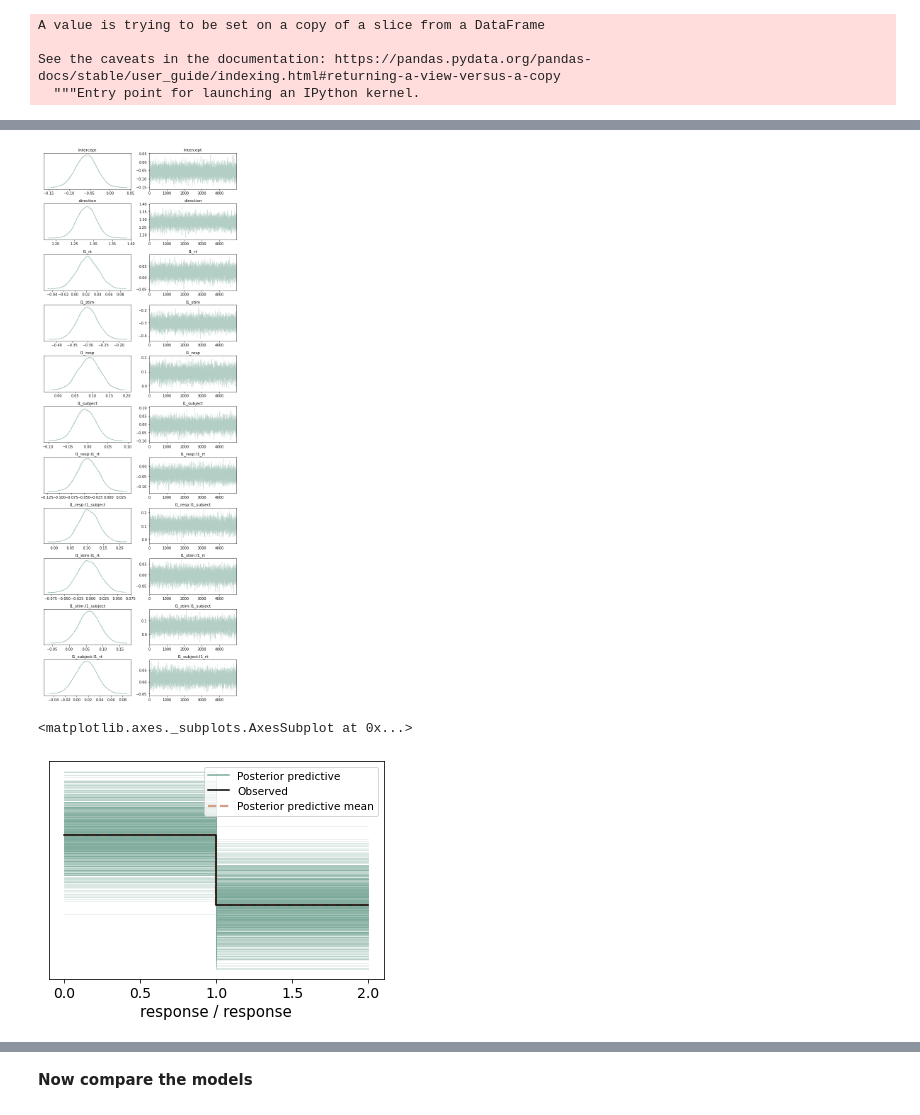
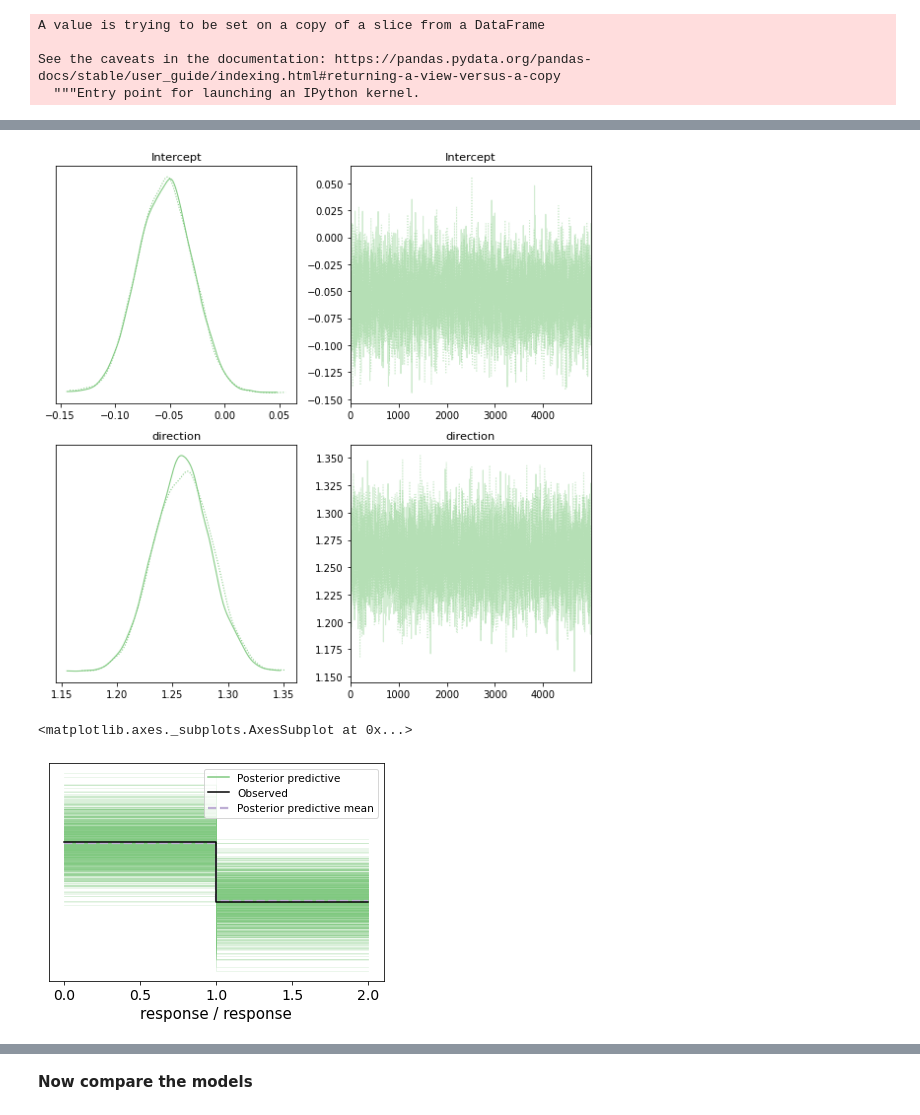
Before and after one commit to 104H/dyadicdecisionmaking, a Jupyter notebook: dataanalysis/analysis.ipynb, the cells around one changed output, grey strips where cells are left out. Drawn from its saved outputs; the diff is of its cells as text; code cells hidden in the pictures.

Commit message:
Testing of probability(repetition) and comparison of DDM models done

```diff
--- a/dataanalysis/analysis.ipynb
+++ b/dataanalysis/analysis.ipynb
@@ -525,13 +535,14 @@ plt.show()
 # %%
 fig,ax = plt.subplots(figsize=(12,6))
-d = trials_df[['subj_idx','rt','correct']]
-d.loc[d['correct']==0,'rt'] = d['rt'] * -1
+tmpdf = trials_df[['subj_idx','rt','correct']]
+tmpdf.loc[tmpdf['correct']==0,'rt'] = tmpdf['rt'] * -1
 
-sns.histplot(data=d,x='rt',hue='subj_idx',stat='frequency',bins=50,ax=ax,legend=False)
+sns.histplot(data=tmpdf,x='rt',hue='subj_idx',stat='frequency',bins=50,ax=ax,legend=False)
 ax.set_xlabel('RT',fontsize=12)
 ax.set_ylabel('frequency',fontsize=12)
 ax.set_title('RT distributions for correct and incorrect responses',fontsize=14)
 plt.show()
+del tmpdf
 # %% [output]
 A value is trying to be set on a copy of a slice from a DataFrame.
 Try using .loc[row_indexer,col_indexer] = value instead
@@ -694,3 +686,6 @@ Priors:
+# %%
+model1 = bambi.Model("response['right'] ~ direction", model_data, family='bernoulli')
+model1
 # %%
 result1 = model1.fit(draws=5000,chains=2)
 # %% [output]
@@ -705,16 +701,16 @@ Sampling 2 chains for 1_000 tune and 5_000 draw iterations (2_000 + 10_000 draws
 # %%
-fig,axes = plt.subplots(11,2,figsize=(8,22))
+fig,axes = plt.subplots(2,2,figsize=(8,8))
 az.plot_trace(result1,compact=True,axes=axes)
 plt.tight_layout()
 plt.show()
 # %% [output]
-[figure, old version]
+[figure, new version]
 # %%
 post_pred1 = model1.predict(result1, kind="pps", draws=500)
 az.plot_ppc(result1)
 # %% [output]
 <matplotlib.axes._subplots.AxesSubplot at 0x...>
-[figure, old version]
+[figure, new version]
 # %%
 az.summary(result1)
 # %% [output]
```
Also changed, not shown: parts of 51 cells of this notebook.
